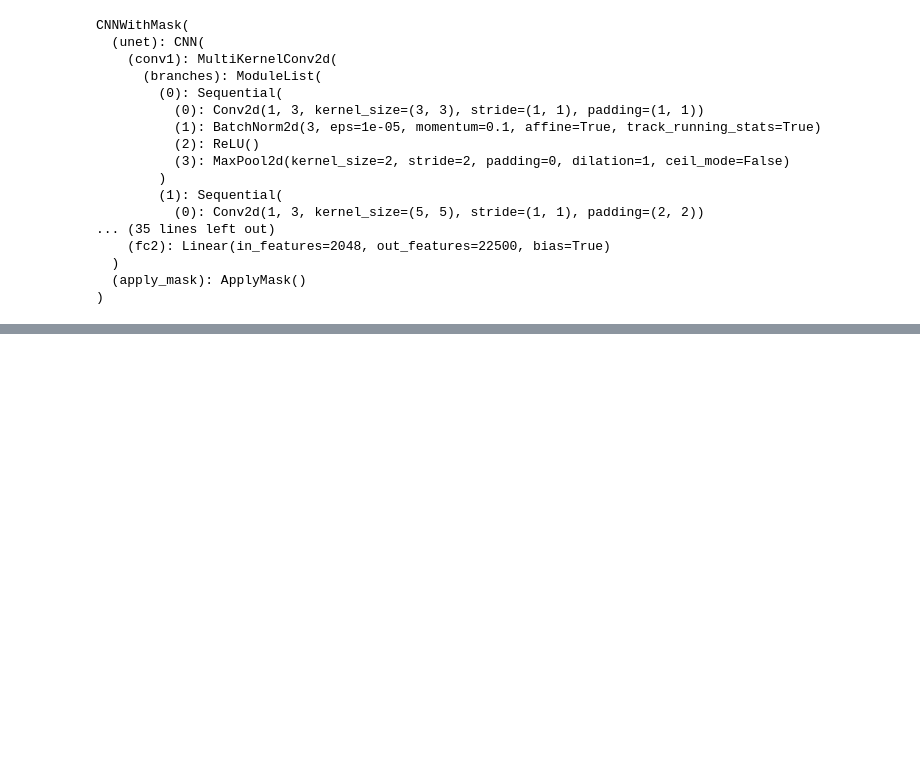
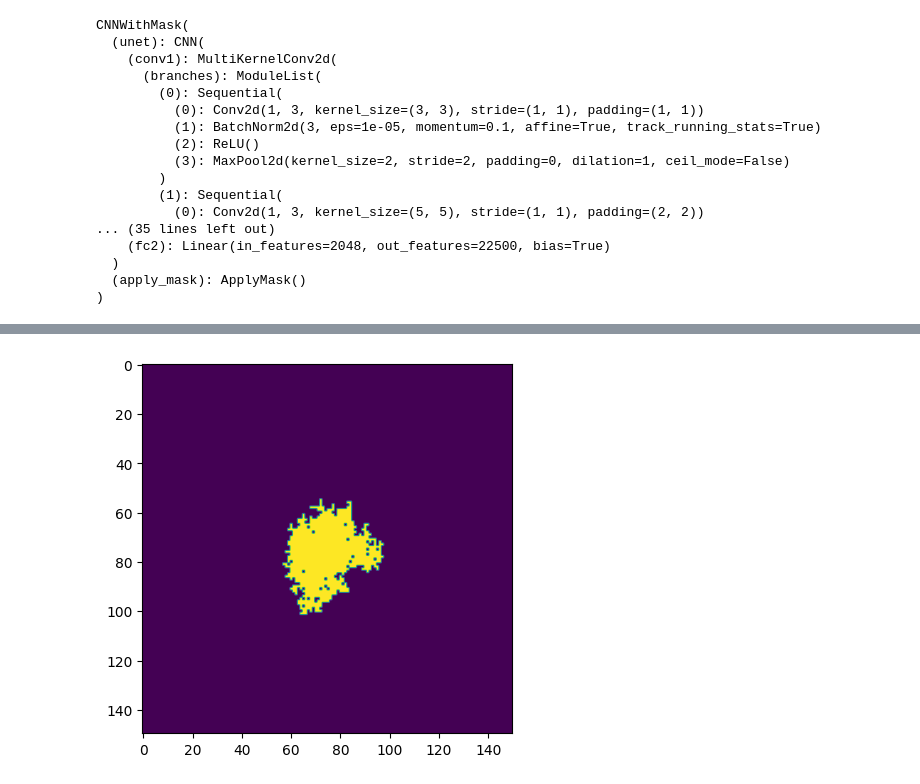
Before and after one commit to TimBerti/diffusion-limited-aggregation, a Jupyter notebook: notebooks/train.ipynb, the cells around one changed output, grey strips where cells are left out. Cells and saved outputs as stored; diff of their text form; code cells hidden in the pictures; blank space fills up the shorter version.

Commit message:
model based simulation

```diff
--- a/notebooks/train.ipynb
+++ b/notebooks/train.ipynb
@@ -176,0 +177,16 @@ plt.imshow(output[0].reshape(150, 150));
+# %%
+n = 150
+grid = np.zeros((1, 1, n,n))
+grid[0, 0, n//2, n//2] = 1
+
+for i in range(1000):
+    input = torch.tensor(grid, dtype=torch.float32).to(device)
+    output = model(input)
+    output = F.softmax(output, dim=1)
+    output = output.detach().cpu().numpy()
+    idx = np.random.choice(n*n, p=output[0].reshape(n*n))
+    grid[0, 0, idx // n, idx % n] = 1
+
+plt.imshow(grid[0, 0]);
+# %% [output]
+[figure, added]
```
Also changed, not shown: parts of 3 cells of this notebook.
